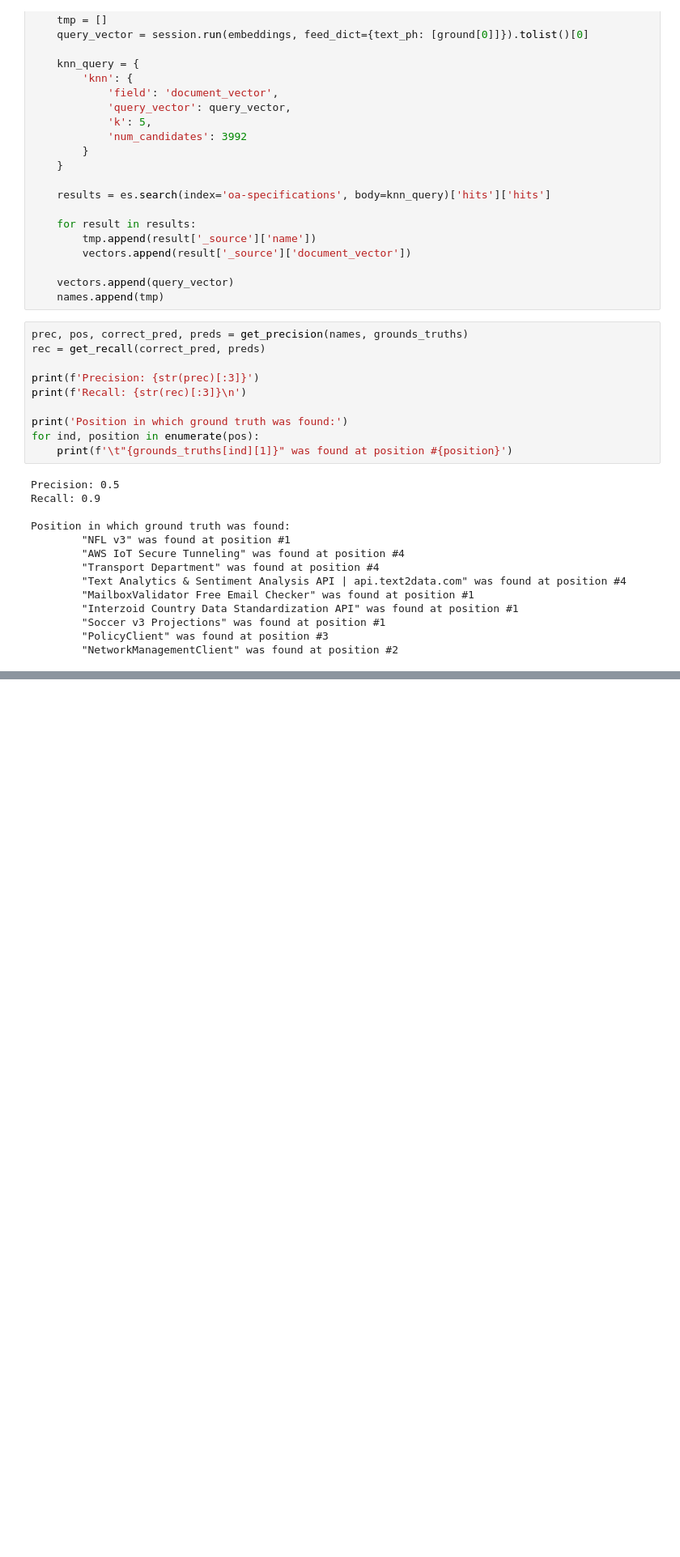
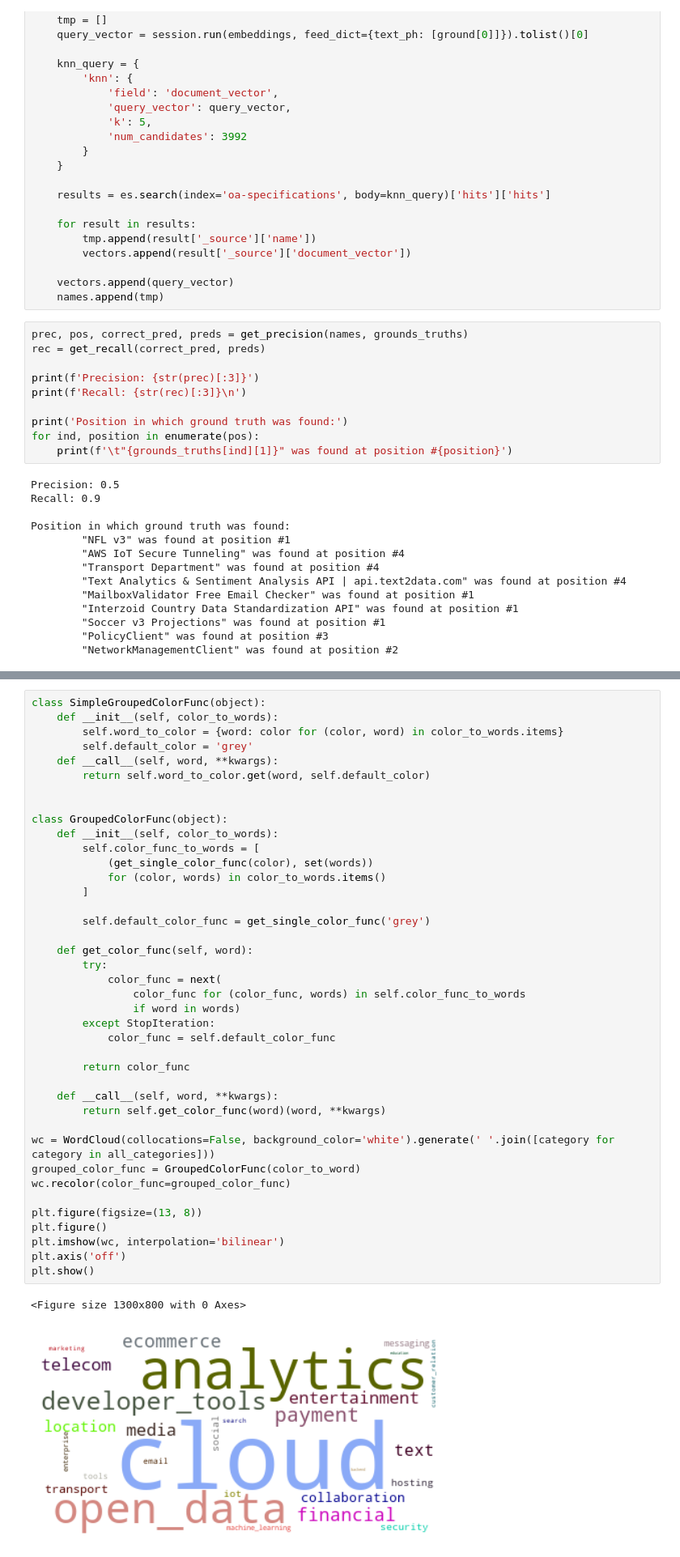
Before and after one commit to APIScout/research, a Jupyter notebook: notebooks/validation.ipynb, the cells around one changed output, grey strips where cells are left out. Shown at 81% size. Cells and saved outputs as stored; diff of their text form; blank space fills up the shorter version.

```diff
--- a/notebooks/validation.ipynb
+++ b/notebooks/validation.ipynb
@@ -170,0 +225,43 @@ plt.show()
+# %%
+class SimpleGroupedColorFunc(object):
+    def __init__(self, color_to_words):
+        self.word_to_color = {word: color for (color, word) in color_to_words.items}
+        self.default_color = 'grey'
+    def __call__(self, word, **kwargs):
+        return self.word_to_color.get(word, self.default_color)
+
+
+class GroupedColorFunc(object):
+    def __init__(self, color_to_words):
+        self.color_func_to_words = [
+            (get_single_color_func(color), set(words))
+            for (color, words) in color_to_words.items()
+        ]
+
+        self.default_color_func = get_single_color_func('grey')
+
+    def get_color_func(self, word):
+        try:
+            color_func = next(
+                color_func for (color_func, words) in self.color_func_to_words
+                if word in words)
+        except StopIteration:
+            color_func = self.default_color_func
+
+        return color_func
+
+    def __call__(self, word, **kwargs):
+        return self.get_color_func(word)(word, **kwargs)
+
+wc = WordCloud(collocations=False, background_color='white').generate(' '.join([category for category in all_categories]))
+grouped_color_func = GroupedColorFunc(color_to_word)
+wc.recolor(color_func=grouped_color_func)
+
+plt.figure(figsize=(13, 8))
+plt.figure()
+plt.imshow(wc, interpolation='bilinear')
+plt.axis('off')
+plt.show()
+# %% [output]
+<Figure size 1300x800 with 0 Axes>
+[figure, added]
```
Also changed, not shown: parts of 10 cells of this notebook, 29 other files.
